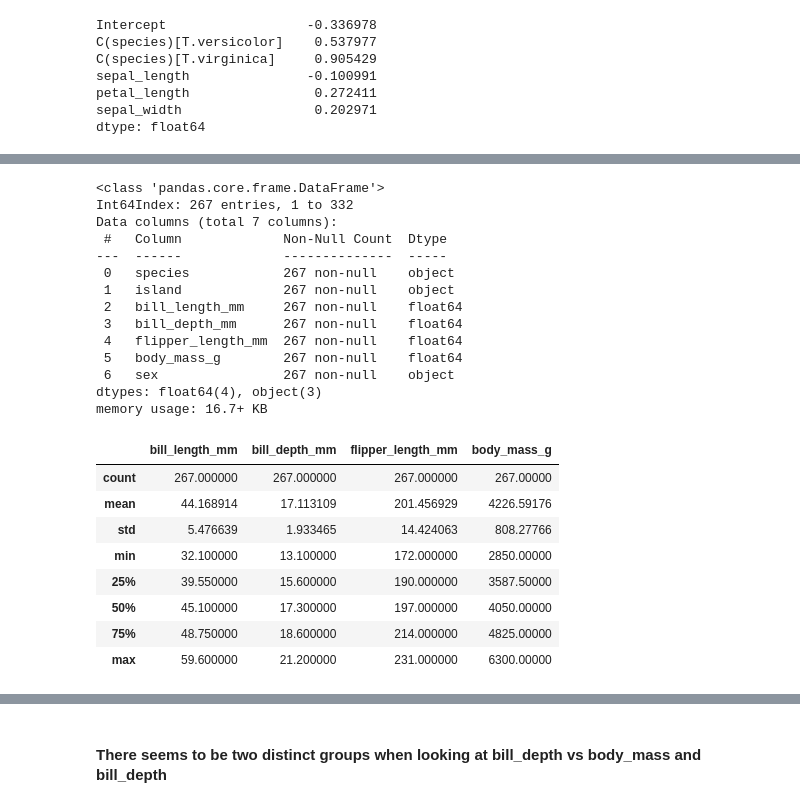
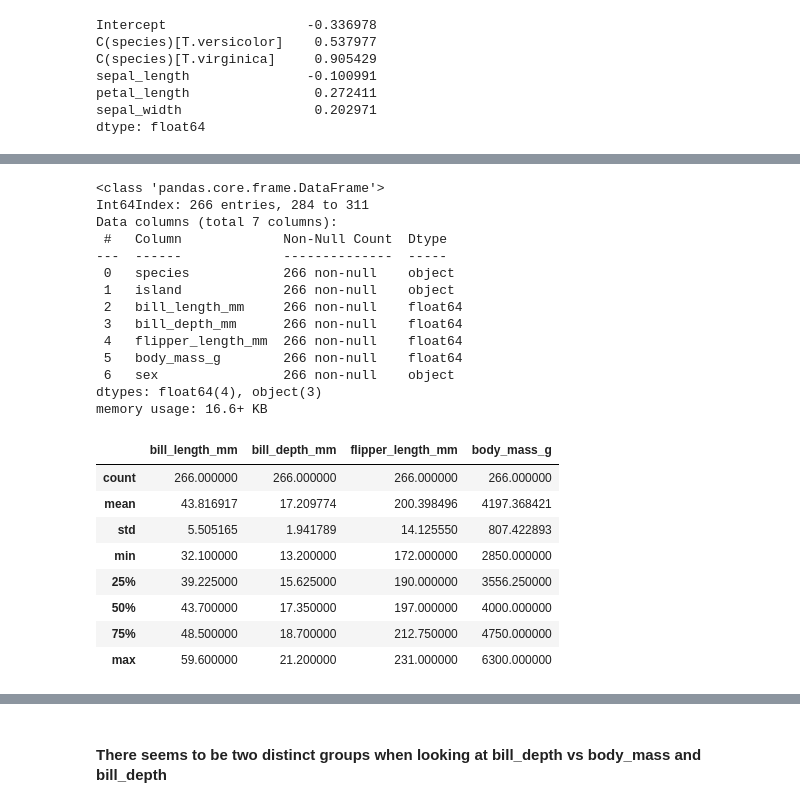
Before and after one commit to seanreed1111/dai-regression, a Jupyter notebook: assignment/to-review/linear-regression-assignment-solution-original.ipynb, the cells around one changed output, grey strips where cells are left out. Drawn from its saved outputs; the diff is of its cells as text; code cells hidden in the pictures.

```diff
--- a/assignment/linear-regression-1/linear-regression-assignment-solution-revised.ipynb
+++ b/assignment/to-review/linear-regression-assignment-solution-original.ipynb
@@ -58,0 +42,23 @@ train, test = sf.statsmodels_train_test_split(iris)
+# %%
+import pandas as pd
+from sklearn.model_selection import train_test_split
+def statmodels_split(df, stratify=None, **kwargs):
+    """
+    Inputs
+        df: pandas dataframe.
+            if stratify is None, target column MUST be the first column in the dataframe
+
+        stratify: target, as pandas Series or None
+
+    Returns:
+        Tuple of dataframes (df_train, df_test)
+    """
+
+    if stratify is None:
+        y, X = df.iloc[:,0], df.drop(columns=df.columns[0])
+        X_train, X_test, y_train, y_test = train_test_split(X,y, **kwargs)
+    else:
+        y, X = stratify, df.drop(columns = stratify.name)
+        X_train, X_test, y_train, y_test = train_test_split(X,y,stratify=y, **kwargs)
+
+    return pd.concat([X_train, y_train], axis=1), pd.concat([X_test, y_test], axis=1)
@@ -238,0 +247,8 @@ pens = pens.iloc[:,1::]
+# %%
+filename = 'penguins.csv'
+path = os.path.join('..', 'data')
+filepath = os.path.join(path, filename)
+
+penguins = pd.read_csv(filepath)
+penguins = penguins.drop('Unnamed: 0', axis='columns')
+penguins.head()
@@ -239,2 +262,2 @@ pens = pens.iloc[:,1::]
 # %%
-pens.dropna(inplace=True) #get rid of NA rows prior to split
+penguins.dropna(inplace=True) #get rid of NA rows prior to split
@@ -245,29 +264,31 @@ ptrain, ptest = sf.statsmodels_train_test_split(pens)
+# %%
+train, test = statmodels_split(penguins, test_size=0.2, stratify=penguins['species'])
 # %%
-ptrain.info()
+train.info()
 # %% [output]
 <class 'pandas.core.frame.DataFrame'>
-Int64Index: 267 entries, 1 to 332
+Int64Index: 266 entries, 284 to 311
 Data columns (total 7 columns):
  #   Column             Non-Null Count  Dtype
 ---  ------             --------------  -----
- 0   species            267 non-null    object
- 1   island             267 non-null    object
- 2   bill_length_mm     267 non-null    float64
- 3   bill_depth_mm      267 non-null    float64
- 4   flipper_length_mm  267 non-null    float64
- 5   body_mass_g        267 non-null    float64
- 6   sex                267 non-null    object
+ 0   species            266 non-null    object
+ 1   island             266 non-null    object
+ 2   bill_length_mm     266 non-null    float64
+ 3   bill_depth_mm      266 non-null    float64
+ 4   flipper_length_mm  266 non-null    float64
+ 5   body_mass_g        266 non-null    float64
+ 6   sex                266 non-null    object
 dtypes: float64(4), object(3)
-memory usage: 16.7+ KB
+memory usage: 16.6+ KB
 # %%
-ptrain.describe()
+train.describe()
 # %% [output]
 |  | bill_length_mm | bill_depth_mm | flipper_length_mm | body_mass_g |
-| count | 267.000000 | 267.000000 | 267.000000 | 267.00000 |
-| mean | 44.168914 | 17.113109 | 201.456929 | 4226.59176 |
-| std | 5.476639 | 1.933465 | 14.424063 | 808.27766 |
-| min | 32.100000 | 13.100000 | 172.000000 | 2850.00000 |
-| 25% | 39.550000 | 15.600000 | 190.000000 | 3587.50000 |
-| 50% | 45.100000 | 17.300000 | 197.000000 | 4050.00000 |
-| 75% | 48.750000 | 18.600000 | 214.000000 | 4825.00000 |
-| max | 59.600000 | 21.200000 | 231.000000 | 6300.00000 |
+| count | 266.000000 | 266.000000 | 266.000000 | 266.000000 |
+| mean | 43.816917 | 17.209774 | 200.398496 | 4197.368421 |
+| std | 5.505165 | 1.941789 | 14.125550 | 807.422893 |
+| min | 32.100000 | 13.200000 | 172.000000 | 2850.000000 |
+| 25% | 39.225000 | 15.625000 | 190.000000 | 3556.250000 |
+| 50% | 43.700000 | 17.350000 | 197.000000 | 4000.000000 |
+| 75% | 48.500000 | 18.700000 | 212.750000 | 4750.000000 |
+| max | 59.600000 | 21.200000 | 231.000000 | 6300.000000 |
```
Also changed, not shown: parts of 36 cells of this notebook, 27 other files.
